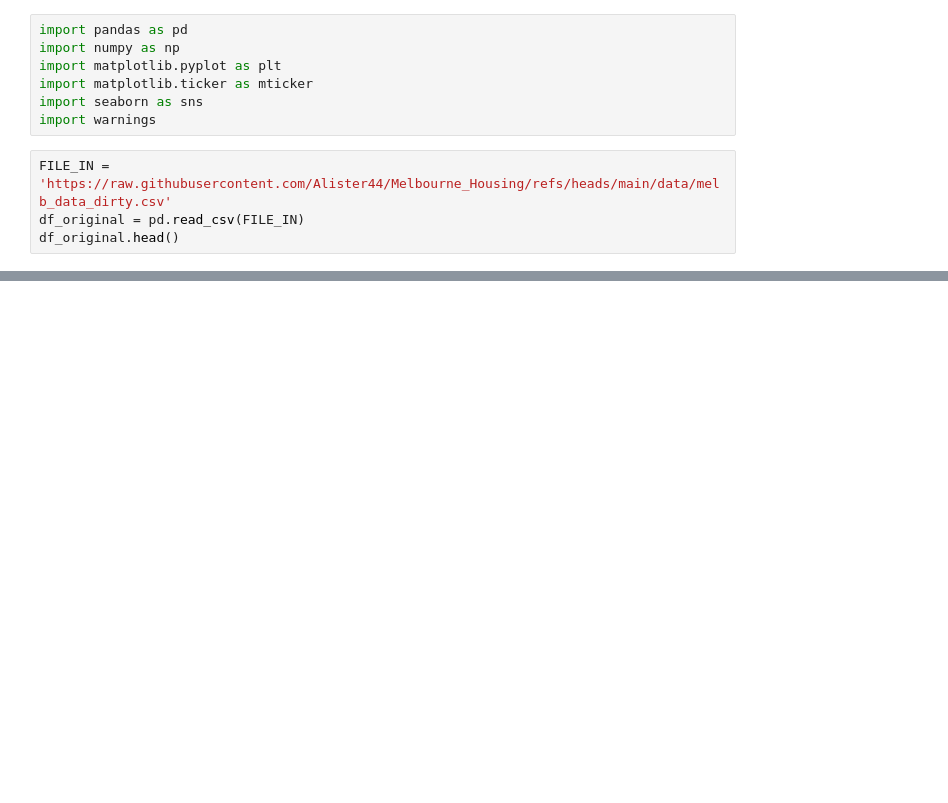
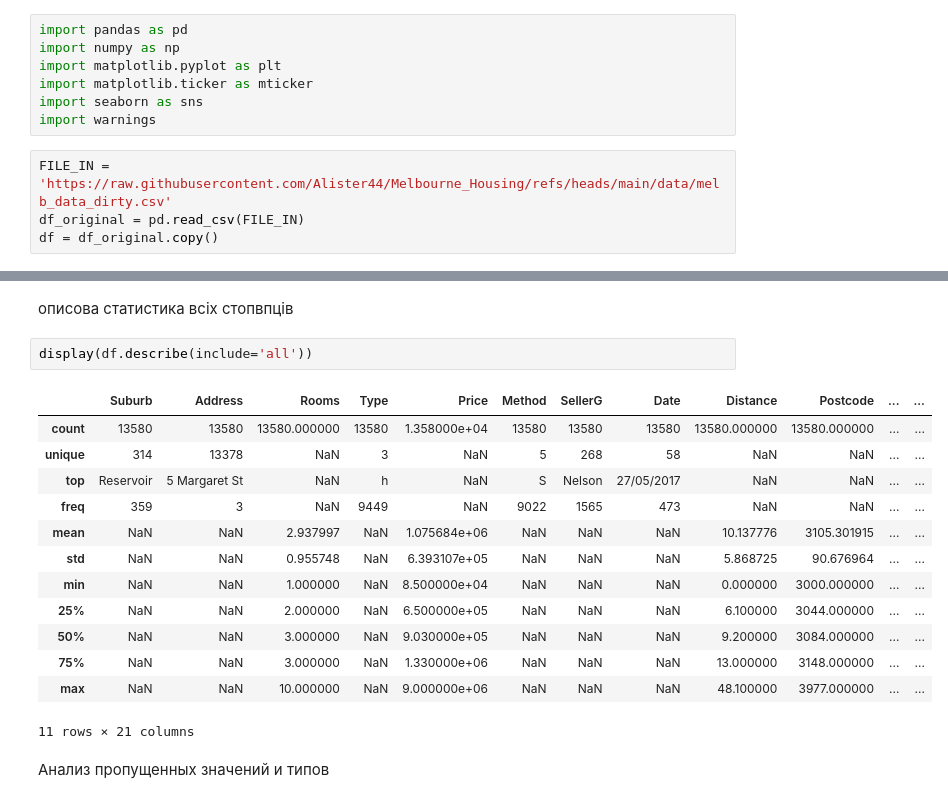
Before and after one commit to Alister44/Melbourne_Housing, a Jupyter notebook: notebooks/solution.ipynb, the cells around one changed output, grey strips where cells are left out. Saved outputs shown, nothing was run; the diff lists cells and outputs as text; blank space fills up the shorter version.

```diff
--- a/notebooks/solution.ipynb
+++ b/notebooks/solution.ipynb
@@ -10,4 +10,4 @@ import warnings
 # %%
 FILE_IN = 'https://raw.githubusercontent.com/Alister44/Melbourne_Housing/refs/heads/main/data/melb_data_dirty.csv'
 df_original = pd.read_csv(FILE_IN)
-df_original.head()
+df = df_original.copy()
@@ -21,0 +50,20 @@ df_original.head()
+# %% [markdown]
+описова статистика всіх стопвпців
+# %%
+display(df.describe(include='all'))
+# %% [output]
+|  | Suburb | Address | Rooms | Type | Price | Method | SellerG | Date | Distance | Postcode | ... | ... |
+| count | 13580 | 13580 | 13580.000000 | 13580 | 1.358000e+04 | 13580 | 13580 | 13580 | 13580.000000 | 13580.000000 | ... | ... |
+| unique | 314 | 13378 | NaN | 3 | NaN | 5 | 268 | 58 | NaN | NaN | ... | ... |
+| top | Reservoir | 5 Margaret St | NaN | h | NaN | S | Nelson | 27/05/2017 | NaN | NaN | ... | ... |
+| freq | 359 | 3 | NaN | 9449 | NaN | 9022 | 1565 | 473 | NaN | NaN | ... | ... |
+| mean | NaN | NaN | 2.937997 | NaN | 1.075684e+06 | NaN | NaN | NaN | 10.137776 | 3105.301915 | ... | ... |
+| std | NaN | NaN | 0.955748 | NaN | 6.393107e+05 | NaN | NaN | NaN | 5.868725 | 90.676964 | ... | ... |
+| min | NaN | NaN | 1.000000 | NaN | 8.500000e+04 | NaN | NaN | NaN | 0.000000 | 3000.000000 | ... | ... |
+| 25% | NaN | NaN | 2.000000 | NaN | 6.500000e+05 | NaN | NaN | NaN | 6.100000 | 3044.000000 | ... | ... |
+| 50% | NaN | NaN | 3.000000 | NaN | 9.030000e+05 | NaN | NaN | NaN | 9.200000 | 3084.000000 | ... | ... |
+| 75% | NaN | NaN | 3.000000 | NaN | 1.330000e+06 | NaN | NaN | NaN | 13.000000 | 3148.000000 | ... | ... |
+| max | NaN | NaN | 10.000000 | NaN | 9.000000e+06 | NaN | NaN | NaN | 48.100000 | 3977.000000 | ... | ... |
+11 rows × 21 columns
+# %% [markdown]
+Анализ пропущенных значений и типов
```
Also changed, not shown: parts of 7 cells of this notebook.
